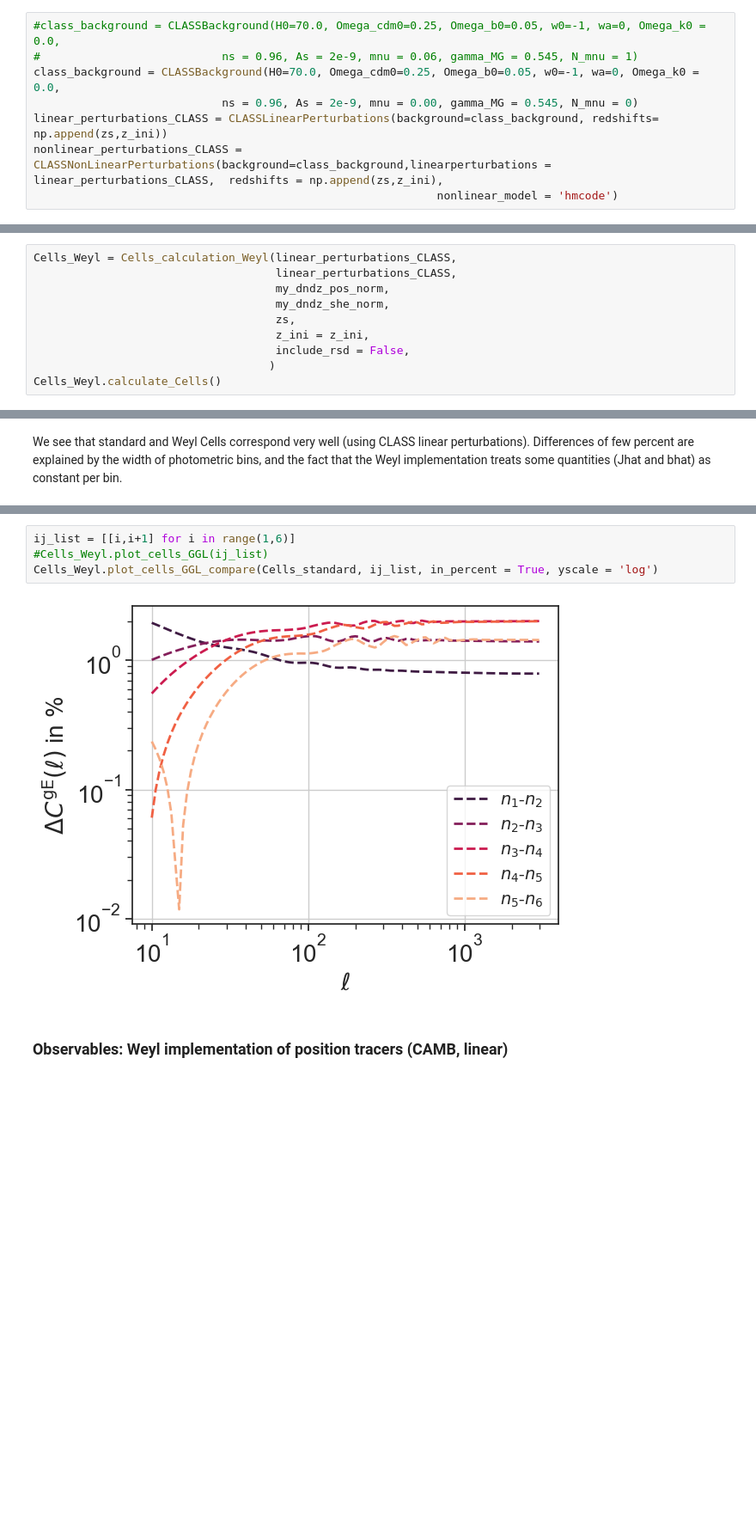
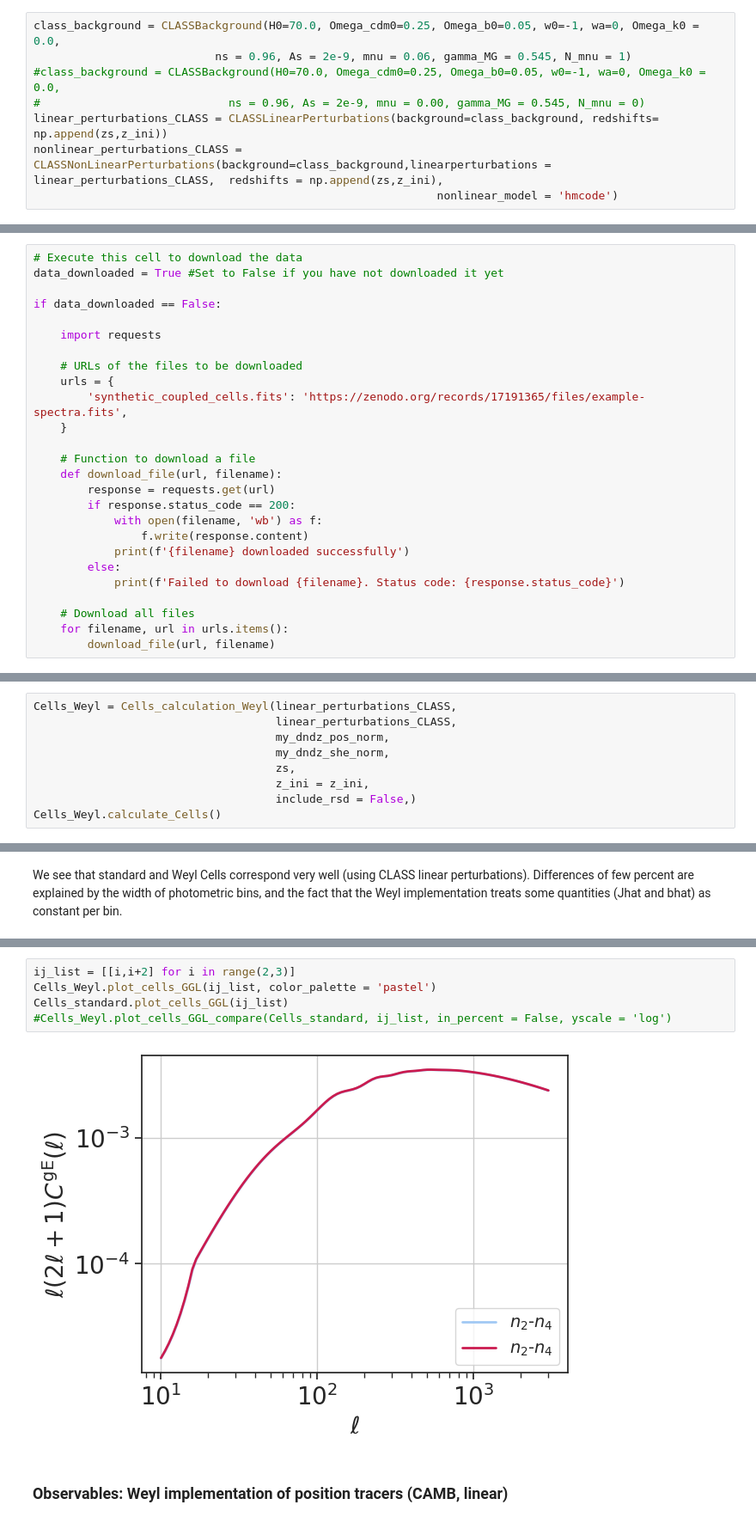
Before and after one commit to cloe-org/playground, a Jupyter notebook: tutorials/observables/photo_Weyl.ipynb, the cells around one changed output, grey strips where cells are left out. Shown at 86% size. Saved outputs shown, nothing was run; the diff lists cells and outputs as text; blank space fills up the shorter version.

Commit message:
Updated Weyl notebooks
Updates to match new changes in cloelib and cloelike branches

```diff
--- a/tutorials/observables/photo_Weyl.ipynb
+++ b/tutorials/observables/photo_Weyl.ipynb
@@ -101,10 +101,10 @@ nonlinear_perturbations_CAMB = CAMBNonLinearPerturbations(background=camb_backgr
 Note: redshifts have been re-sorted (earliest first)
 Note: redshifts have been re-sorted (earliest first)
 # %%
+class_background = CLASSBackground(H0=70.0, Omega_cdm0=0.25, Omega_b0=0.05, w0=-1, wa=0, Omega_k0 = 0.0,
+                           ns = 0.96, As = 2e-9, mnu = 0.06, gamma_MG = 0.545, N_mnu = 1)
 #class_background = CLASSBackground(H0=70.0, Omega_cdm0=0.25, Omega_b0=0.05, w0=-1, wa=0, Omega_k0 = 0.0,
-#                           ns = 0.96, As = 2e-9, mnu = 0.06, gamma_MG = 0.545, N_mnu = 1)
-class_background = CLASSBackground(H0=70.0, Omega_cdm0=0.25, Omega_b0=0.05, w0=-1, wa=0, Omega_k0 = 0.0,
-                            ns = 0.96, As = 2e-9, mnu = 0.00, gamma_MG = 0.545, N_mnu = 0)
+#                            ns = 0.96, As = 2e-9, mnu = 0.00, gamma_MG = 0.545, N_mnu = 0)
 linear_perturbations_CLASS = CLASSLinearPerturbations(background=class_background, redshifts= np.append(zs,z_ini))
 nonlinear_perturbations_CLASS = CLASSNonLinearPerturbations(background=class_background,linearperturbations = linear_perturbations_CLASS,  redshifts = np.append(zs,z_ini),
                                                             nonlinear_model = 'hmcode')
@@ -138,6 +138,32 @@ nonlinear_perturbations_emu = HMemuNonLinearPerturbations(background, linear_per
 In this step, we use the `euclidlib` library to read the data, which follows . `euclidlib` provides the necessary functions and utilities to access and handle data from the Euclid mission, allowing us to seamlessly retrieve, process, and analyze the large datasets generated by the mission.
 
 For this tutorial, we use example synthetic data stored at https://zenodo.org/communities/cloe-org
+# %%
+# Execute this cell to download the data
+data_downloaded = True #Set to False if you have not downloaded it yet
+
+if data_downloaded == False:
+
+    import requests
+
+    # URLs of the files to be downloaded
+    urls = {
+        'synthetic_coupled_cells.fits': 'https://zenodo.org/records/17191365/files/example-spectra.fits',
+    }
+
+    # Function to download a file
+    def download_file(url, filename):
+        response = requests.get(url)
+        if response.status_code == 200:
+            with open(filename, 'wb') as f:
+                f.write(response.content)
+            print(f'{filename} downloaded successfully')
+        else:
+            print(f'Failed to download {filename}. Status code: {response.status_code}')
+
+    # Download all files
+    for filename, url in urls.items():
+        download_file(url, filename)
 # %%
 # Execute this cell to download the data
 data_downloaded = True #Set to False if you have not downloaded it yet
@@ -330,8 +356,7 @@ Cells_Weyl = Cells_calculation_Weyl(linear_perturbations_CLASS,
                                     my_dndz_she_norm,
                                     zs,
                                     z_ini = z_ini,
-                                    include_rsd = False,
-                                   )
+                                    include_rsd = False,)
 Cells_Weyl.calculate_Cells()
 # %% [markdown]
 #### Plots window functions
@@ -357,9 +382,10 @@ Cells_Weyl.plot_cells_GC_compare(Cells_standard)
 # %%
-ij_list = [[i,i+1] for i in range(1,6)]
-#Cells_Weyl.plot_cells_GGL(ij_list)
-Cells_Weyl.plot_cells_GGL_compare(Cells_standard, ij_list, in_percent = True, yscale = 'log')
+ij_list = [[i,i+2] for i in range(2,3)]
+Cells_Weyl.plot_cells_GGL(ij_list, color_palette = 'pastel')
+Cells_standard.plot_cells_GGL(ij_list)
+#Cells_Weyl.plot_cells_GGL_compare(Cells_standard, ij_list, in_percent = False, yscale = 'log')
 # %% [output]
-[figure, old version]
+[figure, new version]
 # %% [markdown]
 ### Observables: Weyl implementation of position tracers (CAMB, linear)
 # %% [markdown]
```
Also changed, not shown: parts of 44 cells of this notebook, 3 other files.
